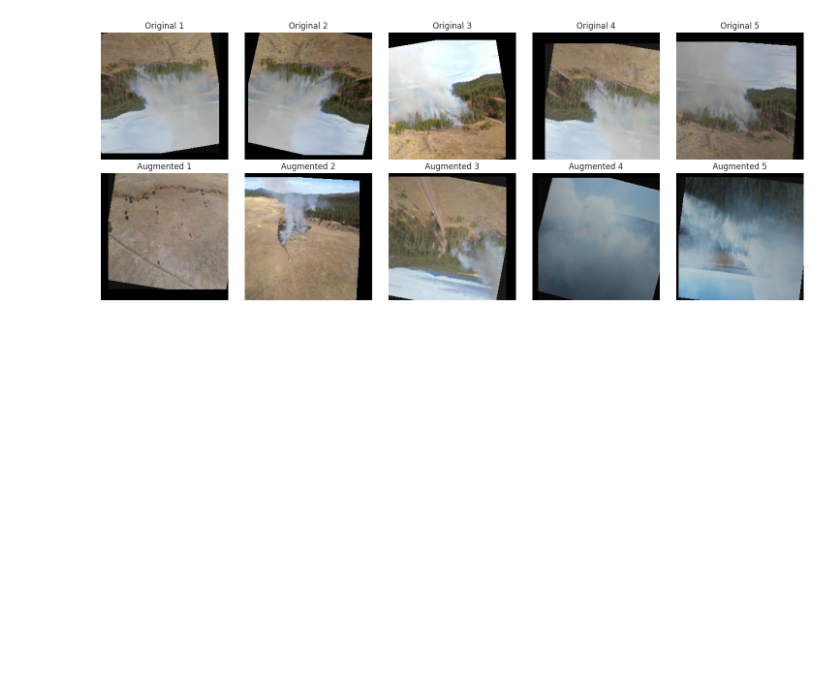
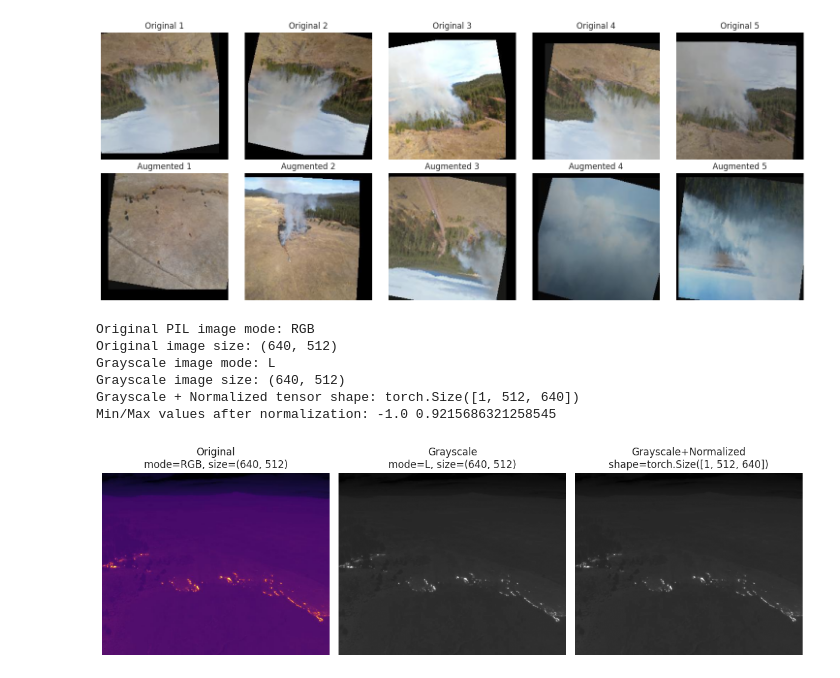
Before and after one commit to LiamUpstoneSmith/Forest_Fire_Detection, a Jupyter notebook: notebooks/augmentation_test.ipynb, the cells around one changed output. Drawn from its saved outputs; the diff is of its cells as text; code cells hidden in the pictures; blank space fills up the shorter version.

```diff
--- a/notebooks/augmentation_test.ipynb
+++ b/notebooks/augmentation_test.ipynb
@@ -1861,3 +1861,65 @@ Extracting features from training dataset...
 Total Execution Time: 2533.22 seconds (42.22 minutes)
 Saved augmentation samples to augmentation_samples.png
 [figure]
+# %%
+import matplotlib.pyplot as plt
+from PIL import Image
+from torchvision import transforms
+import torch
+
+# Path to your thermal image
+thermal_path = "../dataset/raw/thermal/fire/00010.JPG"   # change this to your file
+
+# --- Load original image ---
+orig_img = Image.open(thermal_path)
+print("Original PIL image mode:", orig_img.mode)
+print("Original image size:", orig_img.size)  # (W,H)
+
+# --- Grayscale transform ---
+grayscale = transforms.Grayscale(num_output_channels=1)
+gray_img = grayscale(orig_img)
+print("Grayscale image mode:", gray_img.mode)
+print("Grayscale image size:", gray_img.size)
+
+# --- Grayscale + ToTensor + Normalize ---
+transform = transforms.Compose([
+    transforms.Grayscale(num_output_channels=1),
+    transforms.ToTensor(),               # [C,H,W] with values in [0,1]
+    transforms.Normalize([0.5], [0.5])  # normalize to [-1,1]
+])
+gray_tensor = transform(orig_img)
+print("Grayscale + Normalized tensor shape:", gray_tensor.shape)
+print("Min/Max values after normalization:", gray_tensor.min().item(), gray_tensor.max().item())
+
+# --- For visualization, denormalize back to [0,1] ---
+denorm_img = gray_tensor * 0.5 + 0.5
+denorm_img = denorm_img.squeeze(0).numpy()
+
+# --- Display images ---
+fig, axes = plt.subplots(1, 3, figsize=(12, 4))
+
+# Original
+axes[0].imshow(orig_img, cmap='gray')
+axes[0].set_title(f"Original\nmode={orig_img.mode}, size={orig_img.size}")
+axes[0].axis('off')
+
+# Grayscale
+axes[1].imshow(gray_img, cmap='gray')
+axes[1].set_title(f"Grayscale\nmode={gray_img.mode}, size={gray_img.size}")
+axes[1].axis('off')
+
+# Grayscale + Normalized
+axes[2].imshow(denorm_img, cmap='gray')
+axes[2].set_title(f"Grayscale+Normalized\nshape={gray_tensor.shape}")
+axes[2].axis('off')
+
+plt.tight_layout()
+plt.show()
+# %% [output]
+Original PIL image mode: RGB
+Original image size: (640, 512)
+Grayscale image mode: L
+Grayscale image size: (640, 512)
+Grayscale + Normalized tensor shape: torch.Size([1, 512, 640])
+Min/Max values after normalization: -1.0 0.9215686321258545
+[figure, added]
```
Also changed, not shown: 9 other files.
